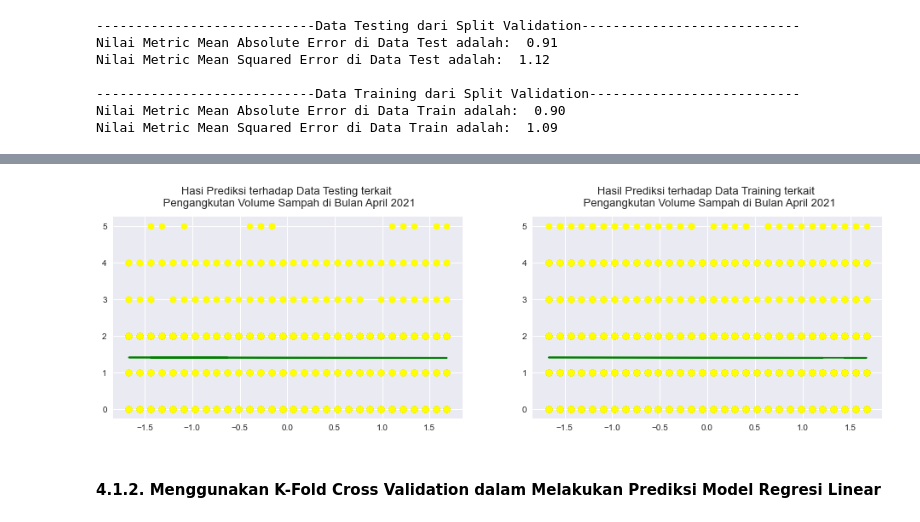
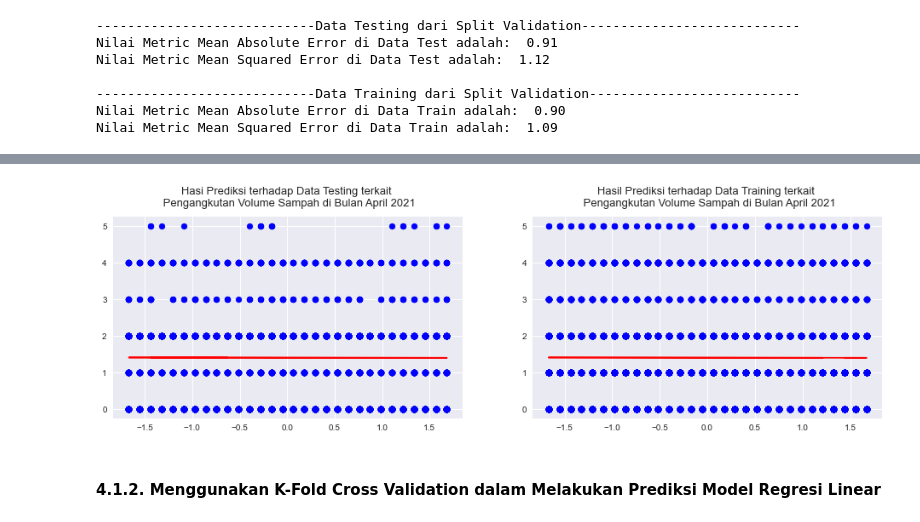
Before and after one commit to pramudianzaheka92/ProjectTugasAkhir, a Jupyter notebook: 4 - 2021/Prediksi Tingkat Pengangkutan Volume Sampah di Bulan April 2021 - Tanpa Nilai Outliers.ipynb, the cells around one changed output, grey strips where cells are left out. Drawn from its saved outputs; the diff is of its cells as text; code cells hidden in the pictures.

```diff
--- a/4 - 2021/Prediksi Tingkat Pengangkutan Volume Sampah di Bulan April 2021 - Tanpa Nilai Outliers.ipynb
+++ b/4 - 2021/Prediksi Tingkat Pengangkutan Volume Sampah di Bulan April 2021 - Tanpa Nilai Outliers.ipynb
@@ -686,24 +686,24 @@ plt.show()
 # %%
 """
 Melihat korelasi/hubungan keterkaitan terhadap data testing dan data training
 setelah dilakukan proses prediksi menggunakan algoritma regresi linear
 """
 plt.figure(figsize=(25, 20))
 
 plt.subplot(4, 3, 1)
-plt.scatter(x_test, y_test, color="yellow")
-plt.plot(x_test, pred_test_linear_apr, color="green")
+plt.scatter(x_test, y_test, color="blue")
+plt.plot(x_test, pred_test_linear_apr, color="red")
 plt.title("Hasi Prediksi terhadap Data Testing terkait \n Pengangkutan Volume Sampah di Bulan April 2021",
           fontsize=13, pad=13)
 
 plt.subplot(4, 3, 2)
-plt.scatter(x_train, y_train, color="yellow")
-plt.plot(x_train, pred_train_linear_apr, color="green")
+plt.scatter(x_train, y_train, color="blue")
+plt.plot(x_train, pred_train_linear_apr, color="red")
 plt.title("Hasil Prediksi terhadap Data Training terkait \n Pengangkutan Volume Sampah di Bulan April 2021",
           fontsize=13, pad=13)
 plt.show()
 # %% [output]
-[figure, old version]
+[figure, new version]
 # %% [markdown]
 #### 4.1.2. Menggunakan K-Fold Cross Validation dalam Melakukan Prediksi Model Regresi Linear
 # %% [markdown]
```
Also changed, not shown: parts of 13 cells of this notebook.
